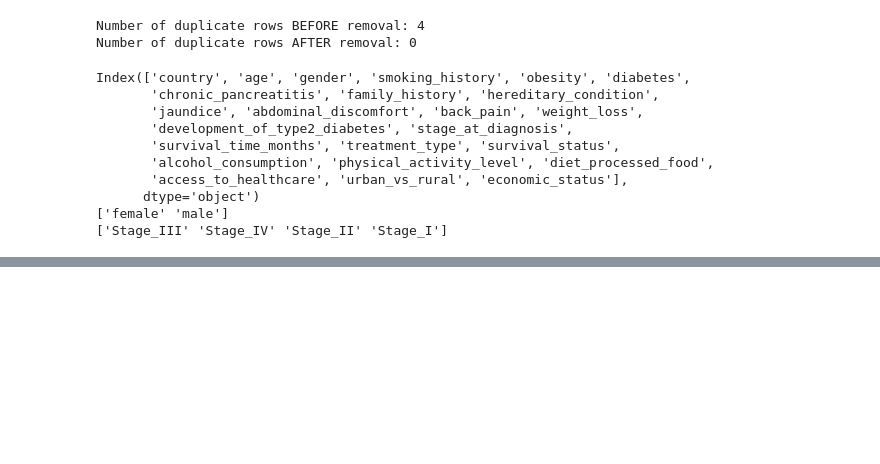
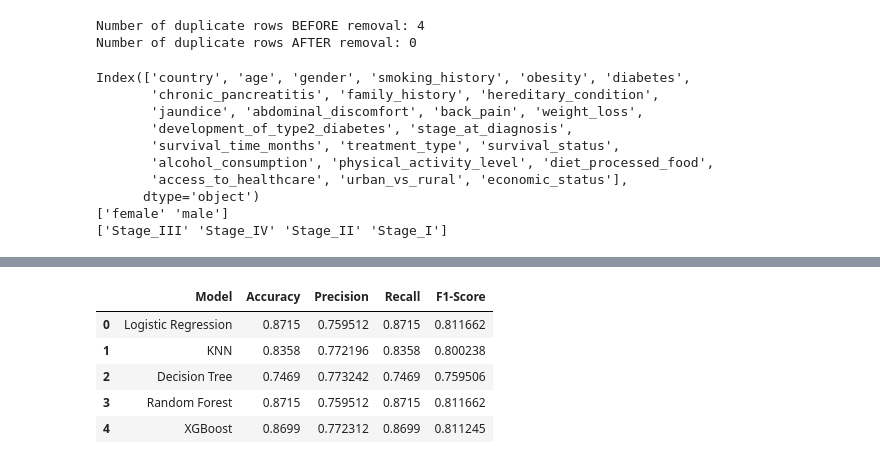
Before and after one commit to welsonxw/Pancrease_Cancer_Prediction, a Jupyter notebook: all_progress.ipynb, the cells around one changed output, grey strips where cells are left out. Cells and saved outputs as stored; diff of their text form; code cells hidden in the pictures; blank space fills up the shorter version.

```diff
--- a/all_progress.ipynb
+++ b/all_progress.ipynb
@@ -210,7 +211,9 @@ Name: count, dtype: int64
 # indicator variable
 df_encoded = pd.get_dummies(
     df,
-    columns=['gender', 'treatment_type', 'stage_at_diagnosis', 'urban_vs_rural'],
+    columns=['gender', 'treatment_type', 'stage_at_diagnosis', 'urban_vs_rural',
+             'country', 'physical_activity_level', 'diet_processed_food',
+             'access_to_healthcare', 'economic_status', 'age_group'],
     drop_first=True
 )
 
@@ -236,0 +671,48 @@ Index(['country', 'age', 'smoking_history', 'obesity', 'diabetes',
+# %%
+# comparison between models
+
+X = df_encoded.drop('survival_status', axis=1)
+y = df_encoded['survival_status']
+
+X_train, X_test, y_train, y_test = train_test_split(X, y, test_size=0.2, random_state=42)
+
+models = {
+    "Logistic Regression": LogisticRegression(max_iter=10000, random_state=42),
+    "KNN": KNeighborsClassifier(n_neighbors=3),
+    "Decision Tree": DecisionTreeClassifier(random_state=42),
+    "Random Forest": RandomForestClassifier(n_estimators=100, random_state=42),
+    "XGBoost": XGBClassifier(n_estimators=100, random_state=42)
+}
+
+def evaluate_model(model, X_train, X_test, y_train, y_test):
+    model.fit(X_train, y_train)
+    y_pred = model.predict(X_test)
+
+    accuracy = accuracy_score(y_test, y_pred)
+    precision = precision_score(y_test, y_pred, average='weighted', zero_division=0)
+    recall = recall_score(y_test, y_pred, average='weighted', zero_division=0)
+    f1 = f1_score(y_test, y_pred, average='weighted', zero_division=0)
+
+    return accuracy, precision, recall, f1
+
+results = []
+
+for name, model in models.items():
+    accuracy, precision, recall, f1 = evaluate_model(model, X_train, X_test, y_train, y_test)
+    results.append({
+        "Model": name,
+        "Accuracy": accuracy,
+        "Precision": precision,
+        "Recall": recall,
+        "F1-Score": f1
+    })
+
+results_df = pd.DataFrame(results)
+results_df
+# %% [output]
+|  | Model | Accuracy | Precision | Recall | F1-Score |
+| 0 | Logistic Regression | 0.8715 | 0.759512 | 0.8715 | 0.811662 |
+| 1 | KNN | 0.8358 | 0.772196 | 0.8358 | 0.800238 |
+| 2 | Decision Tree | 0.7469 | 0.773242 | 0.7469 | 0.759506 |
+| 3 | Random Forest | 0.8715 | 0.759512 | 0.8715 | 0.811662 |
+| 4 | XGBoost | 0.8699 | 0.772312 | 0.8699 | 0.811245 |
```
Also changed, not shown: parts of 25 cells of this notebook.
